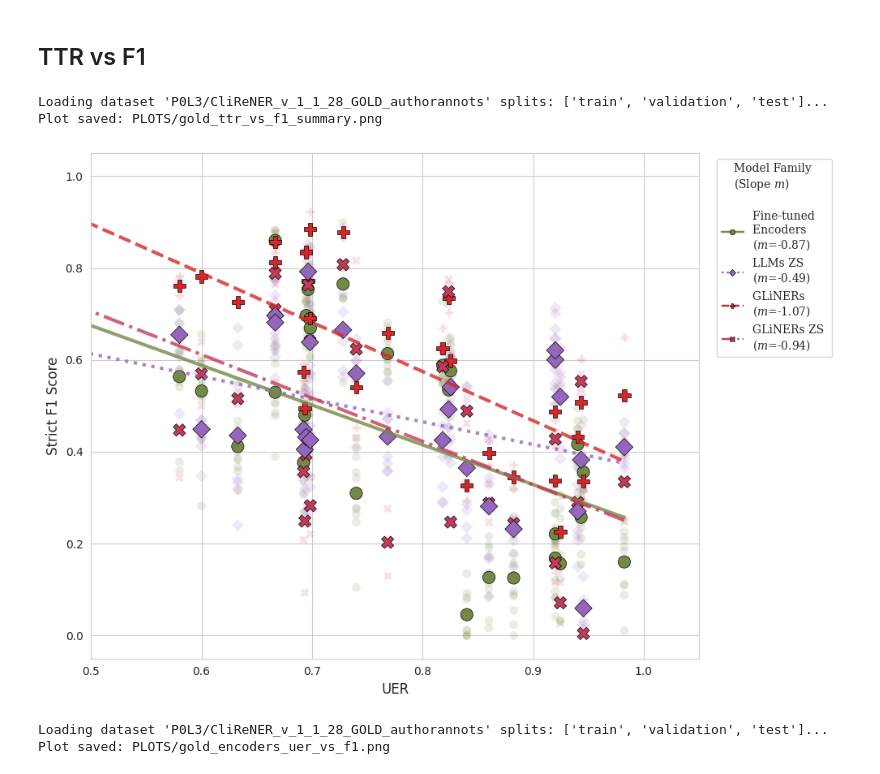
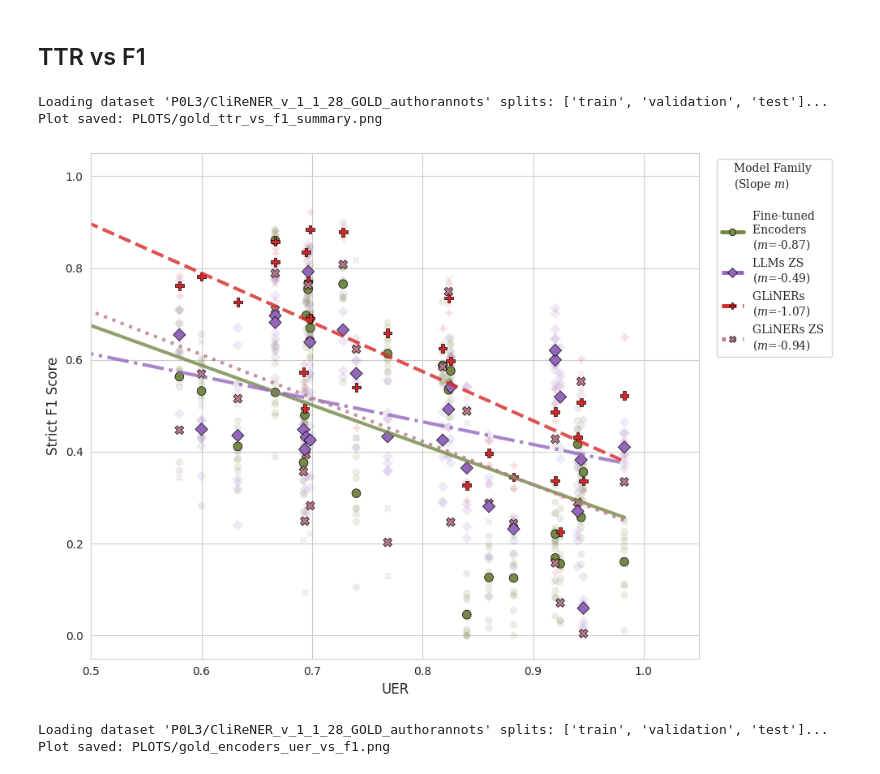
Before and after one commit to P0L3/CliReNER, a Jupyter notebook: EXPERIMENTS/VISUALS/visuals.ipynb, the cells around one changed output. Cells and saved outputs as stored; diff of their text form; code cells hidden in the pictures.

```diff
--- a/EXPERIMENTS/VISUALS/visuals.ipynb
+++ b/EXPERIMENTS/VISUALS/visuals.ipynb
@@ -1126,14 +1128,18 @@ pd.set_option('display.float_format', '{:.4f}'.format)
 DATASETS = ["GOLD", "SILVER"]
 
 # We only want to load these specific output files from the previous script
-REQUIRED_MODES = ["strict", "type"]
+REQUIRED_MODES = ["strict", "type"] #, "partial", "exact"]
 
 # The specific 4 columns we want to average
 TARGET_METRICS = [
     "strict_f1_micro",
-    "strict_f1_macro",
+    # "strict_f1_macro",
     "type_f1_micro",
-    "type_f1_macro"
+    # "type_f1_macro",
+    # "partial_f1_macro",
+    # "partial_f1_micro",
+    # "exact_f1_micro",
+    # "exact_f1_macro",
 ]
 
 def aggregate_rankings(dataset_label):
@@ -1171,6 +1177,7 @@ def aggregate_rankings(dataset_label):
     # CALCULATION: METHOD 1 (Average Score) - Primary
     # =================================================================
     merged_df["Aggregated_Score"] = merged_df[valid_metrics].mean(axis=1)
+    merged_df["Boundary_Error_Delta"] = merged_df["type_f1_micro"] - merged_df["strict_f1_micro"]
 
     # =================================================================
     # CALCULATION: METHOD 2 (Mean Rank) - Secondary Context
@@ -1193,7 +1200,7 @@ def aggregate_rankings(dataset_label):
     final_df.insert(0, "Final_Rank", range(1, len(final_df) + 1))
 
     # Select columns for clean output
-    output_cols = ["Final_Rank", "model_display_name", "Aggregated_Score", "Mean_Rank"] + valid_metrics
+    output_cols = ["Final_Rank", "model_display_name", "Aggregated_Score", "Mean_Rank", "Boundary_Error_Delta"] + valid_metrics
 
     return final_df[output_cols]
 
@@ -1898,13 +1905,13 @@ def main():
     "ZS LLMs": "#9467bd"         # Purple
     }
 
-    palette = {"Fine-tuned \nEncoders": "#758946", "GLiNERs": "#d62728", "LLMs ZS": "#9467bd", "GLiNERs ZS": "#c03c5a"}
-    line_styles = {"Fine-tuned \nEncoders": "solid", "GLiNERs": "dashed", "LLMs ZS": "dotted", "GLiNERs ZS": "dashdot"}
+    palette = {"Fine-tuned \nEncoders": "#758946", "GLiNERs": "#d62728", "LLMs ZS": "#9467bd", "GLiNERs ZS": "#b87a89"}
+    line_styles = {"Fine-tuned \nEncoders": "solid", "GLiNERs": "dashed", "LLMs ZS": "dashdot", "GLiNERs ZS": "dotted"}
     markers = {"Fine-tuned \nEncoders": "o", "GLiNERs": "P", "LLMs ZS": "D", "GLiNERs ZS": "X"}
 
     # --- LAYER 1: GHOST DATA (Faint Individual Models) ---
     sns.scatterplot(data=merged_df, x="TTR", y=TARGET_METRIC, hue="Model_Group", palette=palette,
-                    style="Model_Group", markers=markers, s=60, alpha=0.15, legend=False)
+                    style="Model_Group", markers=markers, s=45, alpha=0.15, legend=False)
 
     # --- LAYER 2: TREND LINES & SLOPE LABELS ---
     slope_labels = {}
@@ -1923,7 +1930,7 @@ def main():
     new_markers = {slope_labels[k]: v for k, v in markers.items() if k in slope_labels}
 
     sns.scatterplot(data=means_df, x="TTR", y=TARGET_METRIC, hue="Legend_Group", style="Legend_Group",
-                    palette=new_palette, markers=new_markers, s=120, alpha=1.0, edgecolor='black', linewidth=0.5)
+                    palette=new_palette, markers=new_markers, s=60, alpha=1.0, edgecolor='black', linewidth=0.5)
     plt.rcParams["font.family"] = "serif"
     plt.rcParams["mathtext.fontset"] = "dejavuserif"
     # 3. Final Formatting
@@ -1934,36 +1941,36 @@ def main():
     for group, label in slope_labels.items():
         handle = mlines.Line2D([], [],
                                color=palette[group],
                                marker=markers[group],
                                linestyle=line_styles[group],
-                               linewidth=1.75,  # Shows the line style
-                               markersize=4.5,  # Shows the marker
+                               linewidth=3.5,  # Shows the line style
+                               markersize=6,  # Shows the marker
                                markeredgecolor='black',
                                markeredgewidth=0.5,
                                label=label)
         custom_handles.append(handle)
 
     plt.xlabel("UER", fontsize=12)
     plt.ylabel("Strict F1 Score", fontsize=12)
     plt.ylim(-0.05, 1.05)
     plt.xlim(0.50, 1.05)
 
     # Use the custom handles instead of the default legend
     plt.legend(handles=custom_handles, title="Model Family \n(Slope $m$)\n",
                bbox_to_anchor=(1.02, 1), loc='upper left')
 
     plt.tight_layout()
 
     save_path = os.path.join(OUTPUT_DIR, f"{FILE_PREFIX}ttr_vs_f1_summary.png")
     plt.savefig(save_path, dpi=300, bbox_inches='tight')
     print(f"Plot saved: {save_path}")
 
 if __name__ == "__main__":
     main()
 # %% [output]
 Loading dataset 'P0L3/CliReNER_v_1_1_28_GOLD_authorannots' splits: ['train', 'validation', 'test']...
 Plot saved: PLOTS/gold_ttr_vs_f1_summary.png
-[figure, old version]
+[figure, new version]
 # %%
 import pandas as pd
 import numpy as np
```
Also changed, not shown: parts of 2 cells of this notebook, 1 other file.
